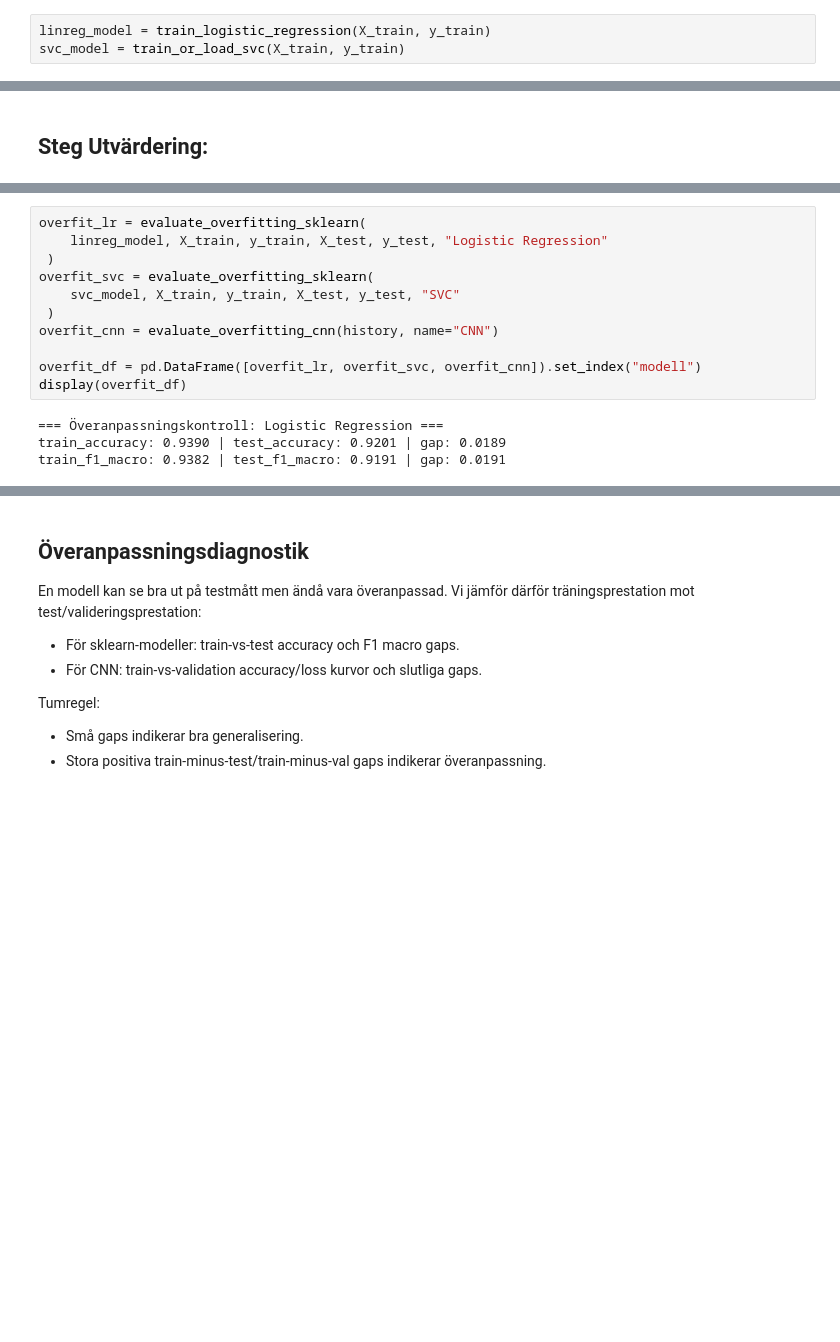
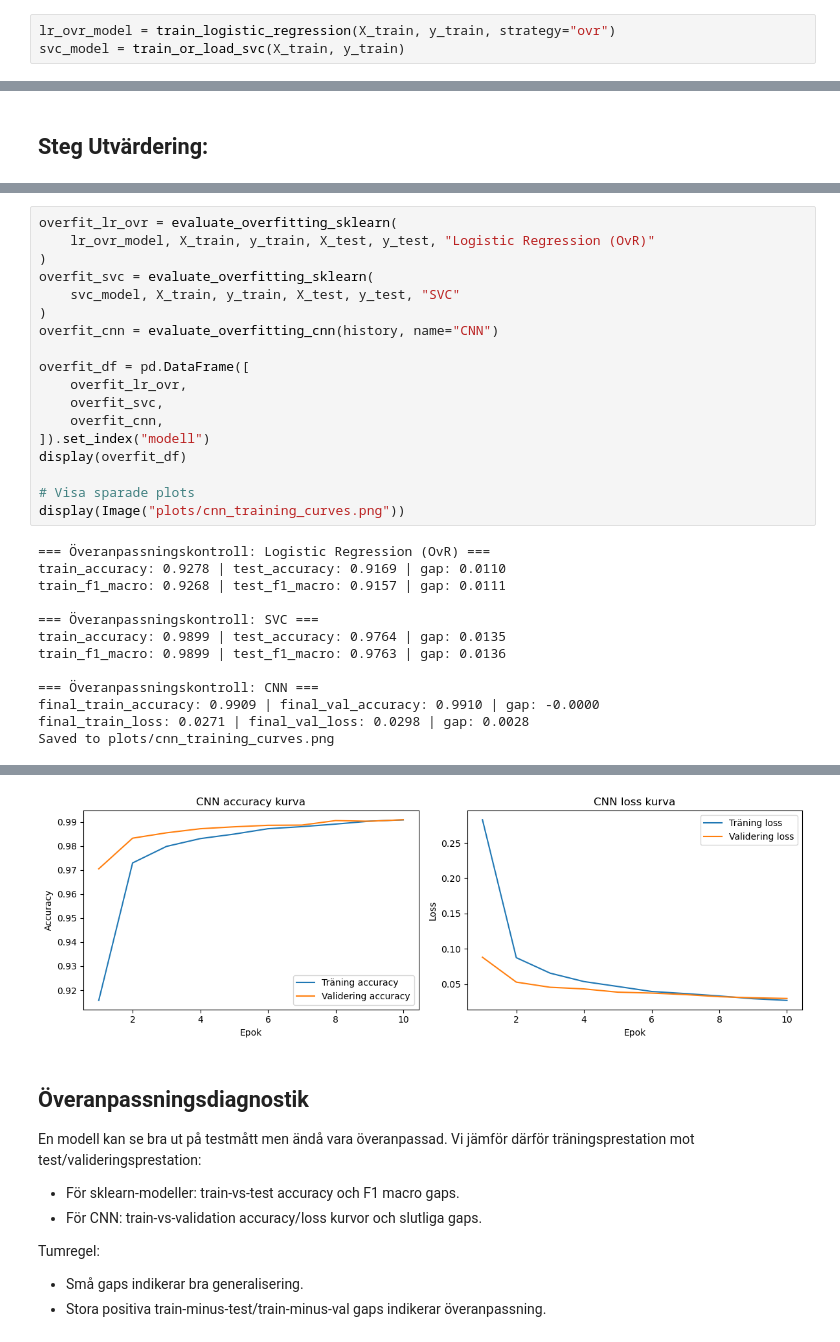
Before and after one commit to alexanderlvov1/PAITH2025, a Jupyter notebook: 2026/hemlaxa/AIkunskapskontroll2026Del2EDA.ipynb, the cells around one changed output, grey strips where cells are left out. Saved outputs shown, nothing was run; the diff lists cells and outputs as text; blank space fills up the shorter version.

```diff
--- a/2026/hemlaxa/AIkunskapskontroll2026Del2EDA.ipynb
+++ b/2026/hemlaxa/AIkunskapskontroll2026Del2EDA.ipynb
@@ -309,5 +377,5 @@ X_train, X_test, y_train, y_test = prepare_data(X, y)
 # %%
-linreg_model = train_logistic_regression(X_train, y_train)
+lr_ovr_model = train_logistic_regression(X_train, y_train, strategy="ovr")
 svc_model = train_or_load_svc(X_train, y_train)
 # %% [output]
 Loading SVC model from file...
@@ -445,15 +484,31 @@ weighted avg       0.99      0.99      0.99     14000
 # %%
-overfit_lr = evaluate_overfitting_sklearn(
-    linreg_model, X_train, y_train, X_test, y_test, "Logistic Regression"
- )
+overfit_lr_ovr = evaluate_overfitting_sklearn(
+    lr_ovr_model, X_train, y_train, X_test, y_test, "Logistic Regression (OvR)"
+)
 overfit_svc = evaluate_overfitting_sklearn(
     svc_model, X_train, y_train, X_test, y_test, "SVC"
- )
+)
 overfit_cnn = evaluate_overfitting_cnn(history, name="CNN")
 
-overfit_df = pd.DataFrame([overfit_lr, overfit_svc, overfit_cnn]).set_index("modell")
+overfit_df = pd.DataFrame([
+    overfit_lr_ovr,
+    overfit_svc,
+    overfit_cnn,
+]).set_index("modell")
 display(overfit_df)
+
+# Visa sparade plots
+display(Image("plots/cnn_training_curves.png"))
 # %% [output]
-=== Överanpassningskontroll: Logistic Regression ===
-train_accuracy: 0.9390 | test_accuracy: 0.9201 | gap: 0.0189
-train_f1_macro: 0.9382 | test_f1_macro: 0.9191 | gap: 0.0191
+=== Överanpassningskontroll: Logistic Regression (OvR) ===
+train_accuracy: 0.9278 | test_accuracy: 0.9169 | gap: 0.0110
+train_f1_macro: 0.9268 | test_f1_macro: 0.9157 | gap: 0.0111
+
+=== Överanpassningskontroll: SVC ===
+train_accuracy: 0.9899 | test_accuracy: 0.9764 | gap: 0.0135
+train_f1_macro: 0.9899 | test_f1_macro: 0.9763 | gap: 0.0136
+
+=== Överanpassningskontroll: CNN ===
+final_train_accuracy: 0.9909 | final_val_accuracy: 0.9910 | gap: -0.0000
+final_train_loss: 0.0271 | final_val_loss: 0.0298 | gap: 0.0028
+Saved to plots/cnn_training_curves.png
@@ -460,3 +520,4 @@ train_f1_macro: 0.9382 | test_f1_macro: 0.9191 | gap: 0.0191
+[figure, added]
 # %% [markdown]
 ## Överanpassningsdiagnostik
 En modell kan se bra ut på testmått men ändå vara överanpassad.
```
Also changed, not shown: parts of 11 cells of this notebook.
